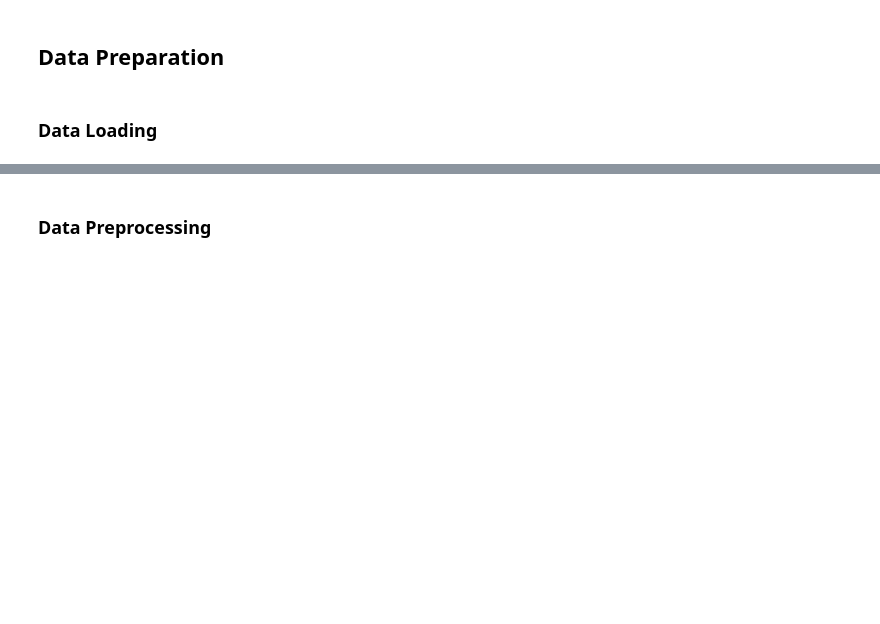
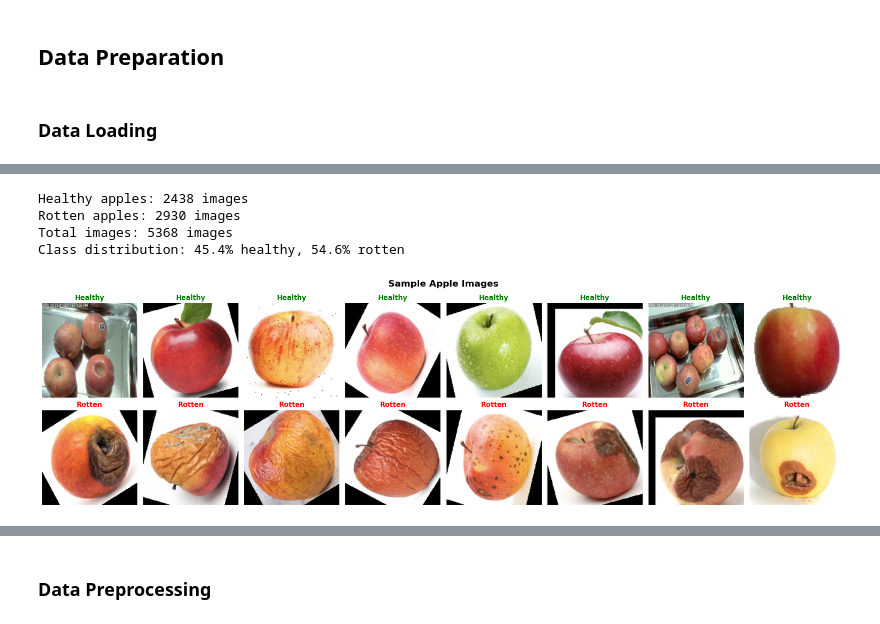
Before and after one commit to Us9r/apple-image-classification, a Jupyter notebook: notebook.ipynb, the cells around one changed output, grey strips where cells are left out. Drawn from its saved outputs; the diff is of its cells as text; code cells hidden in the pictures; blank space fills up the shorter version.

```diff
--- a/notebook.ipynb
+++ b/notebook.ipynb
@@ -13,0 +105,52 @@
+# %%
+DATASET_PATH = 'dataset/Fruit And Vegetable Diseases Dataset'
+APPLE_HEALTHY_PATH = os.path.join(DATASET_PATH, 'Apple__Healthy')
+APPLE_ROTTEN_PATH = os.path.join(DATASET_PATH, 'Apple__Rotten')
+# %%
+healthy_count = len(os.listdir(APPLE_HEALTHY_PATH))
+rotten_count = len(os.listdir(APPLE_ROTTEN_PATH))
+total_images = healthy_count + rotten_count
+
+print(f"Healthy apples: {healthy_count} images")
+print(f"Rotten apples: {rotten_count} images")
+print(f"Total images: {total_images} images")
+print(f"Class distribution: {healthy_count/total_images*100:.1f}% healthy, {rotten_count/total_images*100:.1f}% rotten")
+# %% [output]
+Healthy apples: 2438 images
+Rotten apples: 2930 images
+Total images: 5368 images
+Class distribution: 45.4% healthy, 54.6% rotten
+# %%
+def display_sample_images(healthy_path, rotten_path, num_samples=8):
+    """Display sample images from both categories"""
+
+    fig, axes = plt.subplots(2, num_samples, figsize=(20, 6))
+    fig.suptitle('Sample Apple Images', fontsize=16, fontweight='bold')
+
+    # Get sample files
+    healthy_files = os.listdir(healthy_path)[:num_samples]
+    rotten_files = os.listdir(rotten_path)[:num_samples]
+
+    # Display healthy images
+    for i, filename in enumerate(healthy_files):
+        img_path = os.path.join(healthy_path, filename)
+        img = load_img(img_path, target_size=(150, 150))
+        axes[0, i].imshow(img)
+        axes[0, i].set_title('Healthy', color='green', fontweight='bold')
+        axes[0, i].axis('off')
+
+    # Display rotten images
+    for i, filename in enumerate(rotten_files):
+        img_path = os.path.join(rotten_path, filename)
+        img = load_img(img_path, target_size=(150, 150))
+        axes[1, i].imshow(img)
+        axes[1, i].set_title('Rotten', color='red', fontweight='bold')
+        axes[1, i].axis('off')
+
+    plt.tight_layout()
+    plt.show()
+
+# Display sample images
+display_sample_images(APPLE_HEALTHY_PATH, APPLE_ROTTEN_PATH)
+# %% [output]
+[figure, added]
```
Also changed, not shown: parts of 16 cells of this notebook.
